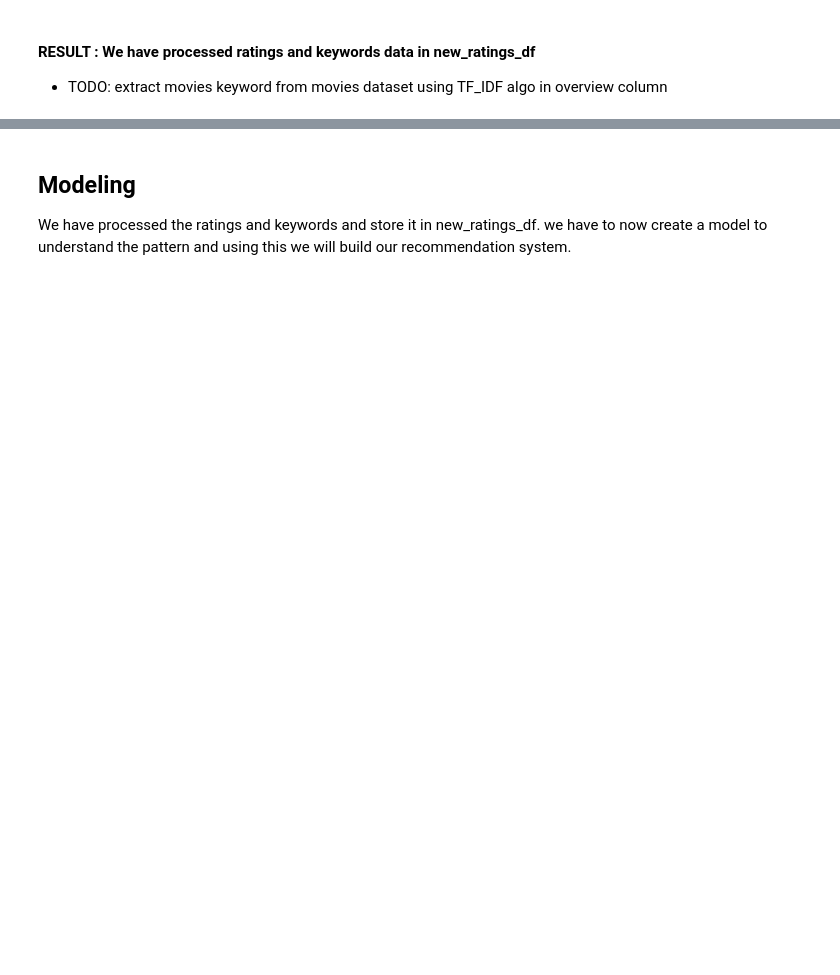
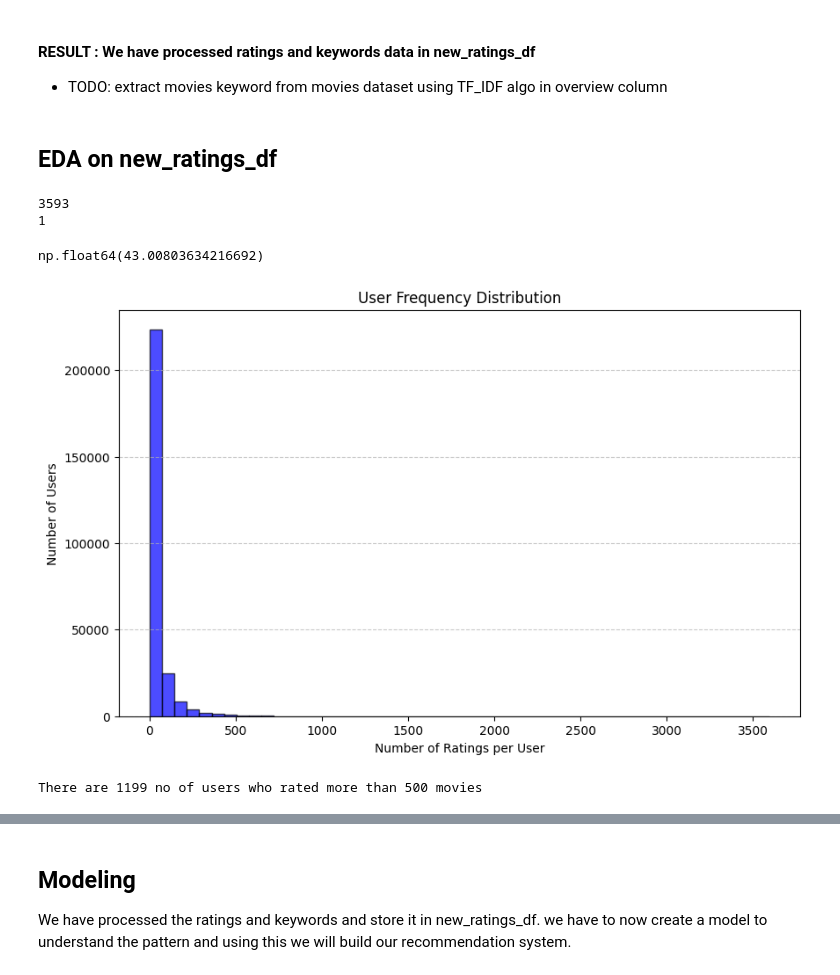
Before and after one commit to RaisunLakra/Movie-Recommendation, a Jupyter notebook: Notebook/Untitled.ipynb, the cells around one changed output, grey strips where cells are left out. Saved outputs shown, nothing was run; the diff lists cells and outputs as text; code cells hidden in the pictures; blank space fills up the shorter version.

```diff
--- a/Notebook/Untitled.ipynb
+++ b/Notebook/Untitled.ipynb
@@ -581,3 +570,37 @@ movies.pkl         similarity_matrix.pkl
 # %% [markdown]
 #### RESULT : We have processed ratings and keywords data in new_ratings_df
 - TODO: extract movies keyword from movies dataset using TF_IDF algo in overview column
+# %% [markdown]
+## EDA on new_ratings_df
+# %%
+# lets check minimum and maximum vote by user
+
+user_freq = new_ratings_df['userId'].value_counts()
+
+max_freq = user_freq.max()
+min_freq = user_freq.min()
+
+print(max_freq)
+print(min_freq)
+# %% [output]
+3593
+1
+# %%
+user_freq.mean()
+# %% [output]
+np.float64(43.00803634216692)
+# %%
+plt.figure(figsize=(10, 6))
+plt.hist(user_freq, bins=50, color='blue', edgecolor='black', alpha=0.7)
+plt.title('User Frequency Distribution')
+plt.xlabel('Number of Ratings per User')
+plt.ylabel('Number of Users')
+plt.grid(axis='y', linestyle='--', alpha=0.7)
+plt.show()
+# %% [output]
+[figure, added]
+# %%
+user_rated_gt_500 = len(user_freq[user_freq >= 500])
+print(f"There are {user_rated_gt_500} no of users who rated more than 500 movies")
+# %% [output]
+There are 1199 no of users who rated more than 500 movies
```
Also changed, not shown: parts of 30 cells of this notebook.
